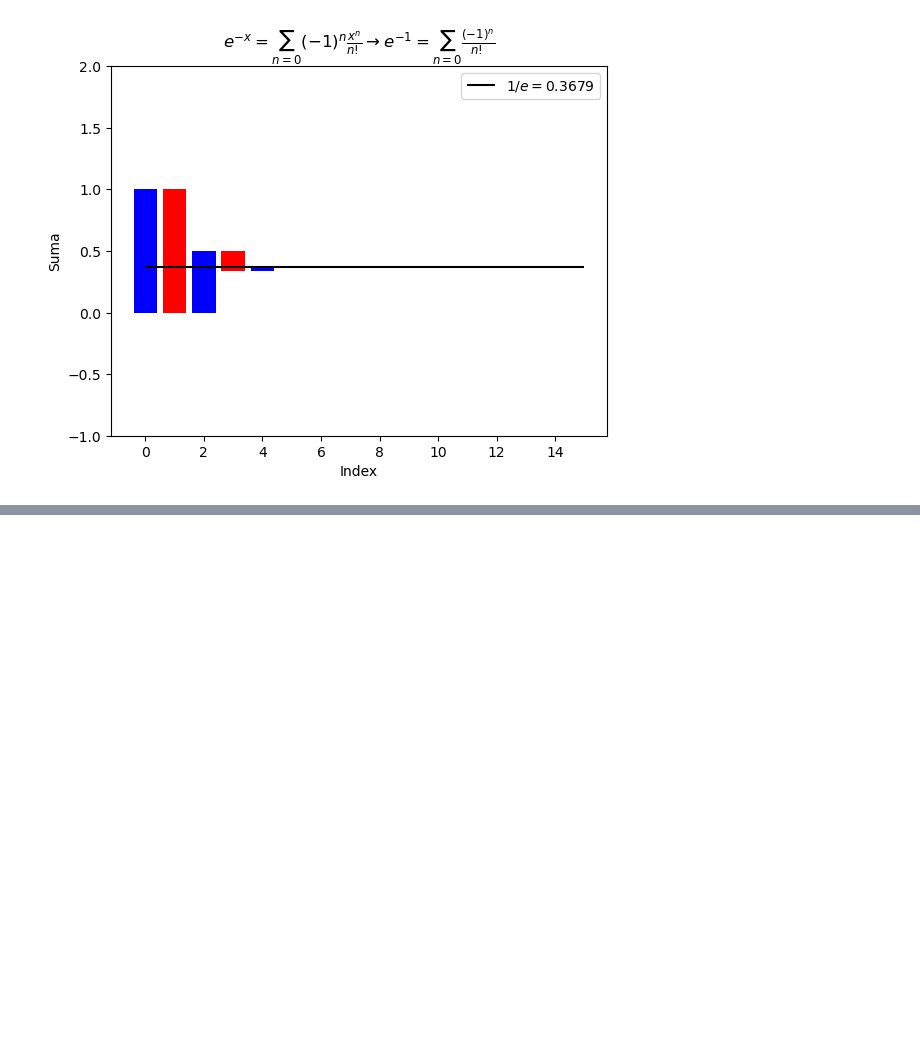
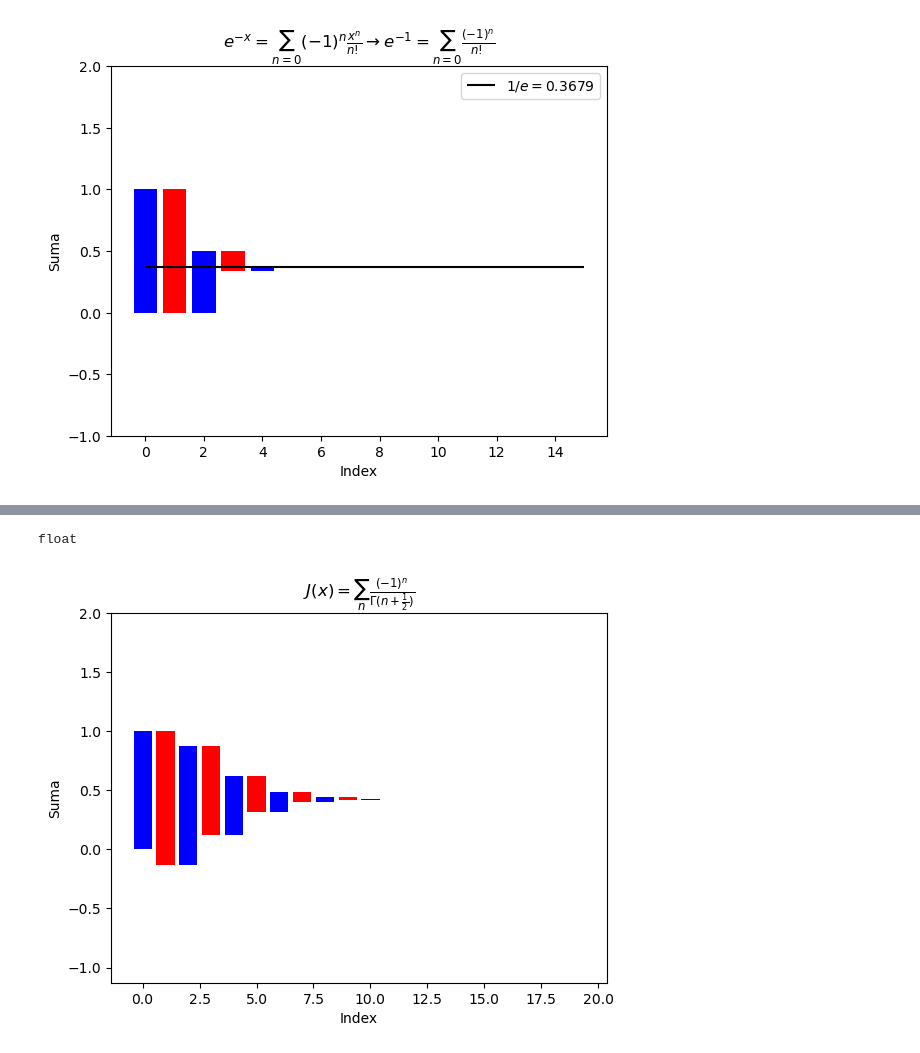
Before and after one commit to fbientrigo/youtube-src, a Jupyter notebook: manim_project/convergence_plots/main_convergence.ipynb, the cells around one changed output, grey strips where cells are left out. Drawn from its saved outputs; the diff is of its cells as text; code cells hidden in the pictures; blank space fills up the shorter version.

```diff
--- a/manim_project/convergence_plots/main_convergence.ipynb
+++ b/manim_project/convergence_plots/main_convergence.ipynb
@@ -4,7 +4,7 @@ import numpy as np
 from plot_sum import plot_summation
 
 # Define the series you want to visualize
-N = 15
+N = 20
 # %%
 series_n = [n for n in range(N)]
 plot_summation(series_n, r'$ S = \sum_{n=0}^\infty n $')
@@ -44,0 +77,13 @@ plt.show()
+# %%
+type(float(series_n[0]))
+# %% [output]
+float
+# %%
+
+
+series_n = [(-1)**n / ( sympy.gamma(1+ n/2) )  for n in range(N)]
+series_n = list(map( float, series_n ))
+plot_summation(series_n, r'$ J(x) = \sum_n \frac{(-1)^n}{\Gamma(n + \frac{1}{2})} $')
+plt.show()
+# %% [output]
+[figure, added]
```
Also changed, not shown: parts of 3 cells of this notebook, 7 other files.
